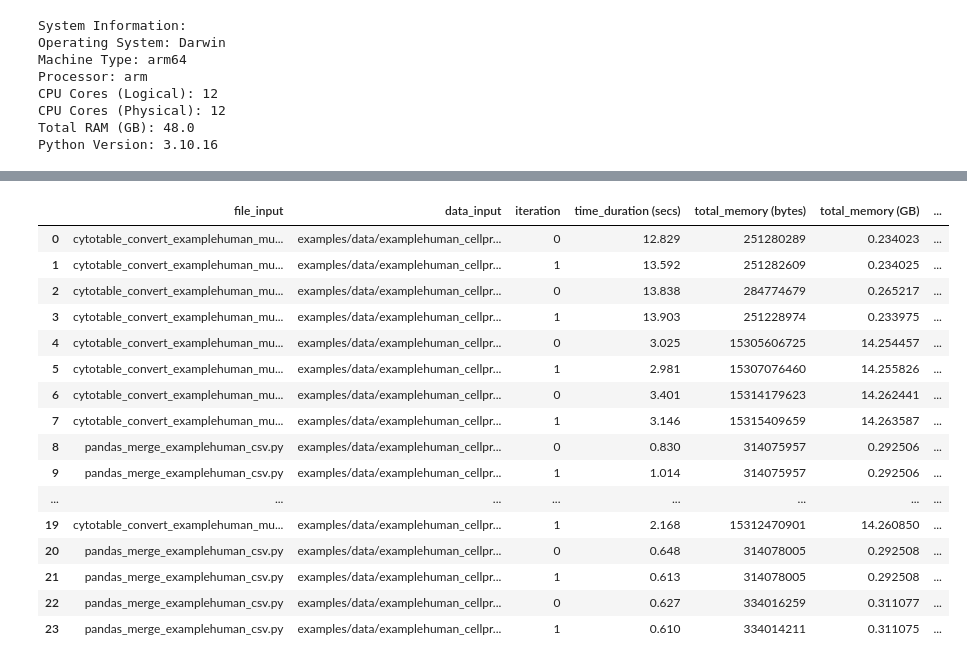
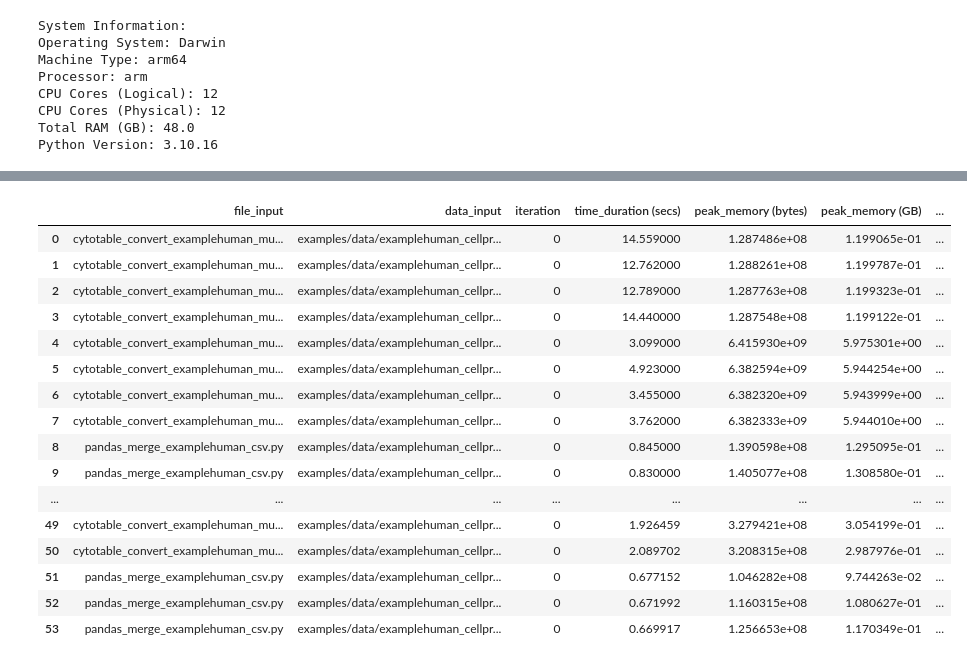
Before and after one commit to cytomining/CytoTable-benchmarks, a Jupyter notebook: notebooks/cytotable_and_pandas_analysis_csv.ipynb, the cells around one changed output, grey strips where cells are left out. Drawn from its saved outputs; the diff is of its cells as text; code cells hidden in the pictures.

```diff
--- a/notebooks/cytotable_and_pandas_analysis_csv.ipynb
+++ b/notebooks/cytotable_and_pandas_analysis_csv.ipynb
@@ -17,10 +17,16 @@ import plotly.express as px
 import plotly.io as pio
 import psutil
 from IPython.display import Image
-from utilities import get_system_info
+from utilities import (
+    get_memory_peak_and_time_duration,
+    get_parsl_peak_memory,
+    get_system_info,
+)
 
 # set plotly default theme
 pio.templates.default = "simple_white"
+# monitoring database for parsl multiprocessing work
+db_file = "runinfo/monitoring.db"
 # %%
 # show the system information
 _ = get_system_info(show_output=True)
@@ -82,18 +88,12 @@ example_data_list = [
     f"{examples_dir}/data/examplehuman_cellprofiler_features_csv-x1024",
     f"{examples_dir}/data/examplehuman_cellprofiler_features_csv-x2048",
     f"{examples_dir}/data/examplehuman_cellprofiler_features_csv-x4096",
-    f"{examples_dir}/data/examplehuman_cellprofiler_features_csv-x8192",
+    f"{examples_dir}/data/examplehuman_cellprofiler_features_csv-x8192"
+    f"{examples_dir}/data/examplehuman_cellprofiler_features_csv-x16384",
 ]
 
 # format for memray time strings
 tformat = "%Y-%m-%d %H:%M:%S.%f%z"
-# %%
-# avoid a "cold start" for tested packages by using them before benchmarks
-for example_file in example_files_list:
-    _ = subprocess.run(
-        ["python", example_file, example_data_list[0]],
-        check=True,
-    )
 # %%
 # Define the Parquet file path
 results_parquet_file = "cytotable_pandas_results.parquet"
@@ -230,53 +204,51 @@ def get_file_size_mb(path):
             return p.stat().st_size / 1024 / 1024
         elif p.is_dir():
             return (
                 sum(f.stat().st_size for f in p.rglob("*") if f.is_file()) / 1024 / 1024
             )
         else:
             return None
     except FileNotFoundError:
         return None
 
 
 # memory usage in MB
-df_results["total_memory (GB)"] = (
-    df_results["total_memory (bytes)"] / 1024 / 1024 / 1024
-)
+df_results["peak_memory (GB)"] = df_results["peak_memory (bytes)"] / 1024 / 1024 / 1024
 
 # data input size additions for greater context
 df_results["data_input_size_mb"] = df_results["data_input"].apply(get_file_size_mb)
 df_results["data_input_with_size"] = (
     df_results["data_input"]
     + " ("
     + round(df_results["data_input_size_mb"]).astype("int64").astype("str")
     + " MB)"
 )
 
 # rename data input to simplify
 df_results["data_input_renamed"] = (
     df_results["data_input_with_size"]
     .str.replace(f"{examples_dir}/data/", "")
     .str.replace("examplehuman_cellprofiler_features_", "input_")
 )
 df_results
 # %% [output]
-|  | file_input | data_input | iteration | time_duration (secs) | total_memory (bytes) | total_memory (GB) | ... |
-| 0 | cytotable_convert_examplehuman_mu... | examples/data/examplehuman_cellpr... | 0 | 12.829 | 251280289 | 0.234023 | ... |
-| 1 | cytotable_convert_examplehuman_mu... | examples/data/examplehuman_cellpr... | 1 | 13.592 | 251282609 | 0.234025 | ... |
-| 2 | cytotable_convert_examplehuman_mu... | examples/data/examplehuman_cellpr... | 0 | 13.838 | 284774679 | 0.265217 | ... |
-| 3 | cytotable_convert_examplehuman_mu... | examples/data/examplehuman_cellpr... | 1 | 13.903 | 251228974 | 0.233975 | ... |
-| 4 | cytotable_convert_examplehuman_mu... | examples/data/examplehuman_cellpr... | 0 | 3.025 | 15305606725 | 14.254457 | ... |
-| 5 | cytotable_convert_examplehuman_mu... | examples/data/examplehuman_cellpr... | 1 | 2.981 | 15307076460 | 14.255826 | ... |
-| 6 | cytotable_convert_examplehuman_mu... | examples/data/examplehuman_cellpr... | 0 | 3.401 | 15314179623 | 14.262441 | ... |
-| 7 | cytotable_convert_examplehuman_mu... | examples/data/examplehuman_cellpr... | 1 | 3.146 | 15315409659 | 14.263587 | ... |
-| 8 | pandas_merge_examplehuman_csv.py | examples/data/examplehuman_cellpr... | 0 | 0.830 | 314075957 | 0.292506 | ... |
-| 9 | pandas_merge_examplehuman_csv.py | examples/data/examplehuman_cellpr... | 1 | 1.014 | 314075957 | 0.292506 | ... |
+|  | file_input | data_input | iteration | time_duration (secs) | peak_memory (bytes) | peak_memory (GB) | ... |
+| 0 | cytotable_convert_examplehuman_mu... | examples/data/examplehuman_cellpr... | 0 | 14.559000 | 1.287486e+08 | 1.199065e-01 | ... |
+| 1 | cytotable_convert_examplehuman_mu... | examples/data/examplehuman_cellpr... | 0 | 12.762000 | 1.288261e+08 | 1.199787e-01 | ... |
+| 2 | cytotable_convert_examplehuman_mu... | examples/data/examplehuman_cellpr... | 0 | 12.789000 | 1.287763e+08 | 1.199323e-01 | ... |
+| 3 | cytotable_convert_examplehuman_mu... | examples/data/examplehuman_cellpr... | 0 | 14.440000 | 1.287548e+08 | 1.199122e-01 | ... |
+| 4 | cytotable_convert_examplehuman_mu... | examples/data/examplehuman_cellpr... | 0 | 3.099000 | 6.415930e+09 | 5.975301e+00 | ... |
+| 5 | cytotable_convert_examplehuman_mu... | examples/data/examplehuman_cellpr... | 0 | 4.923000 | 6.382594e+09 | 5.944254e+00 | ... |
+| 6 | cytotable_convert_examplehuman_mu... | examples/data/examplehuman_cellpr... | 0 | 3.455000 | 6.382320e+09 | 5.943999e+00 | ... |
+| 7 | cytotable_convert_examplehuman_mu... | examples/data/examplehuman_cellpr... | 0 | 3.762000 | 6.382333e+09 | 5.944010e+00 | ... |
+| 8 | pandas_merge_examplehuman_csv.py | examples/data/examplehuman_cellpr... | 0 | 0.845000 | 1.390598e+08 | 1.295095e-01 | ... |
+| 9 | pandas_merge_examplehuman_csv.py | examples/data/examplehuman_cellpr... | 0 | 0.830000 | 1.405077e+08 | 1.308580e-01 | ... |
 | ... | ... | ... | ... | ... | ... | ... | ... |
-| 19 | cytotable_convert_examplehuman_mu... | examples/data/examplehuman_cellpr... | 1 | 2.168 | 15312470901 | 14.260850 | ... |
-| 20 | pandas_merge_examplehuman_csv.py | examples/data/examplehuman_cellpr... | 0 | 0.648 | 314078005 | 0.292508 | ... |
-| 21 | pandas_merge_examplehuman_csv.py | examples/data/examplehuman_cellpr... | 1 | 0.613 | 314078005 | 0.292508 | ... |
-| 22 | pandas_merge_examplehuman_csv.py | examples/data/examplehuman_cellpr... | 0 | 0.627 | 334016259 | 0.311077 | ... |
-| 23 | pandas_merge_examplehuman_csv.py | examples/data/examplehuman_cellpr... | 1 | 0.610 | 334014211 | 0.311075 | ... |
+| 49 | cytotable_convert_examplehuman_mu... | examples/data/examplehuman_cellpr... | 0 | 1.926459 | 3.279421e+08 | 3.054199e-01 | ... |
+| 50 | cytotable_convert_examplehuman_mu... | examples/data/examplehuman_cellpr... | 0 | 2.089702 | 3.208315e+08 | 2.987976e-01 | ... |
+| 51 | pandas_merge_examplehuman_csv.py | examples/data/examplehuman_cellpr... | 0 | 0.677152 | 1.046282e+08 | 9.744263e-02 | ... |
+| 52 | pandas_merge_examplehuman_csv.py | examples/data/examplehuman_cellpr... | 0 | 0.671992 | 1.160315e+08 | 1.080627e-01 | ... |
+| 53 | pandas_merge_examplehuman_csv.py | examples/data/examplehuman_cellpr... | 0 | 0.669917 | 1.256653e+08 | 1.170349e-01 | ... |
 # %%
 # build cols for split reference in the plot
 df_results["cytotable_time_duration (multiprocess) (secs)"] = df_results[
```
Also changed, not shown: parts of 5 cells of this notebook, 8 other files.
